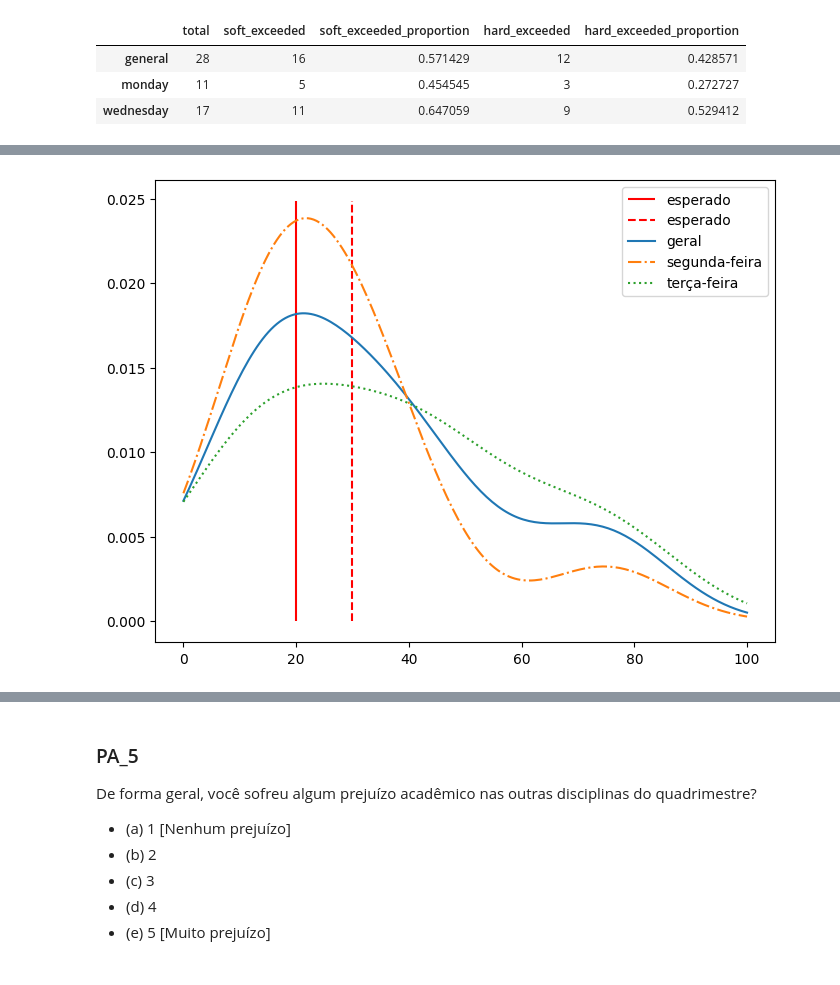
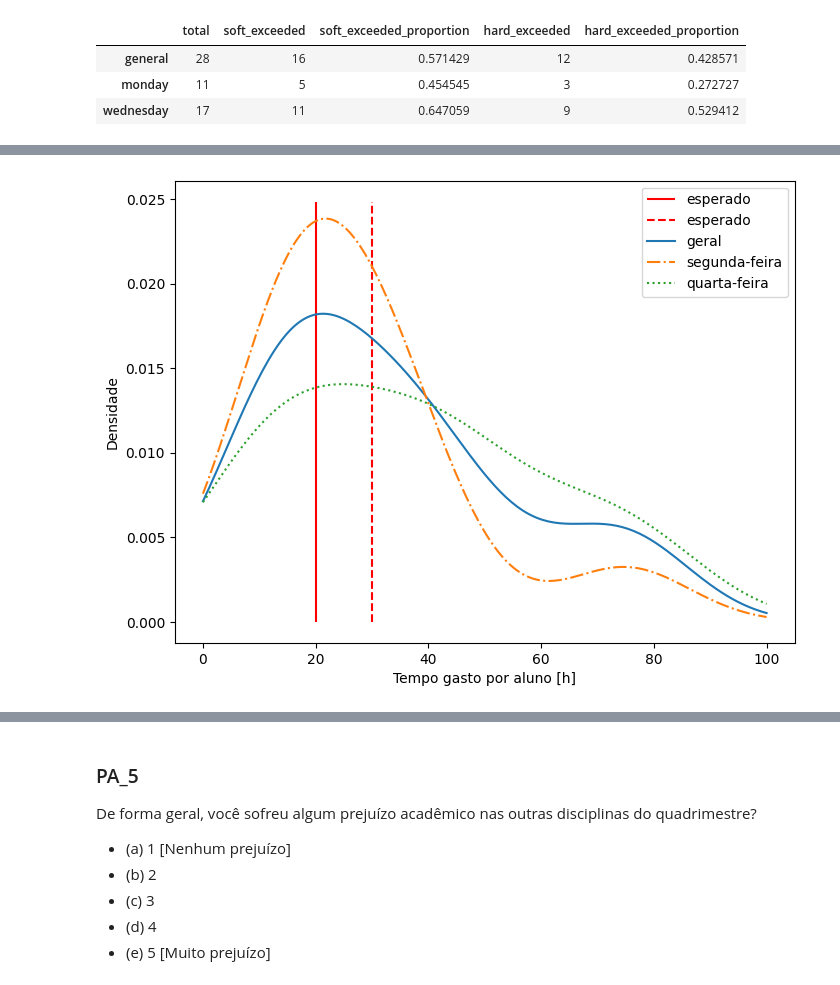
Before and after one commit to henriqueedu2001/pcs3635-health-research-data-analysis, a Jupyter notebook: analisys.ipynb, the cells around one changed output, grey strips where cells are left out. Saved outputs shown, nothing was run; the diff lists cells and outputs as text; code cells hidden in the pictures.

```diff
--- a/analisys.ipynb
+++ b/analisys.ipynb
@@ -919,37 +922,34 @@ PA_4_monday_y = density(PA_4_x)
 
 # wednesday
 density = gaussian_kde(PA_4_wednesday)
 PA_4_wednesday_y = density(PA_4_x)
 
 # top of the graph, for plotting purposes
 PA_4_y_max = np.max([
     np.max(PA_4_y),
     np.max(PA_4_monday_y),
     np.max(PA_4_wednesday_y)
     ])
 PA_4_graph_top = PA_4_y_max + 0.001
 
 # Set the figure size
 plt.figure(figsize=fig_default_size)
 
 plt.vlines(PA_4_expected_hours, 0, PA_4_graph_top, linestyles='solid', color='r', label='esperado')
 plt.vlines(PA_4_expected_hours + PA_4_expected_hours_safety_margin, 0, PA_4_graph_top, linestyles='dashed', color='r', label='esperado')
 
 plt.plot(PA_4_x, PA_4_y, label='geral', linestyle='-')
 plt.plot(PA_4_x, PA_4_monday_y, label='segunda-feira', linestyle='-.')
-plt.plot(PA_4_x, PA_4_wednesday_y, label='terça-feira', linestyle=':')
+plt.plot(PA_4_x, PA_4_wednesday_y, label='quarta-feira', linestyle=':')
+plt.xlabel("Tempo gasto por aluno [h]")
+plt.ylabel("Densidade")
 plt.legend()
-
-# linestyle='-'
-# linestyle='--'
-# linestyle=':'
-# linestyle='-.'
 
 # save the figure in png format
 if save_all_figures:
     plt.savefig('academic_imgs/PA_4_density_kernels')
 
 # showing the figure
 plt.show()
 # %% [output]
-[figure, old version]
+[figure, new version]
```
Also changed, not shown: parts of 9 cells of this notebook.
